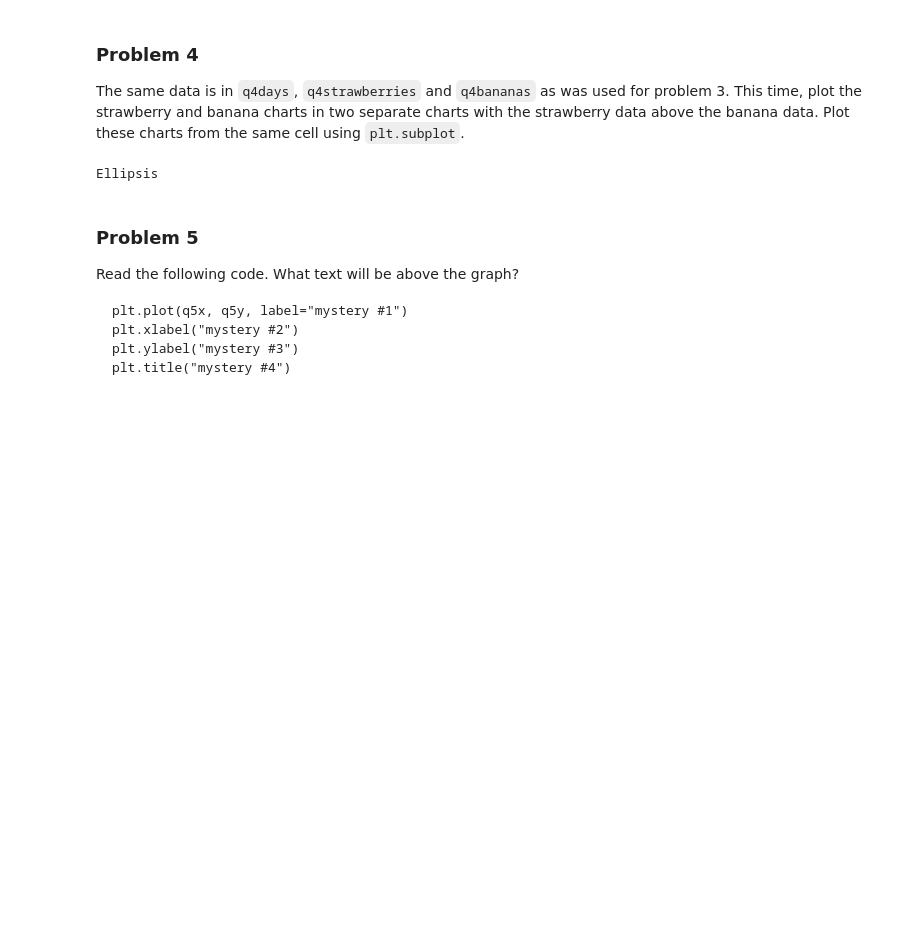
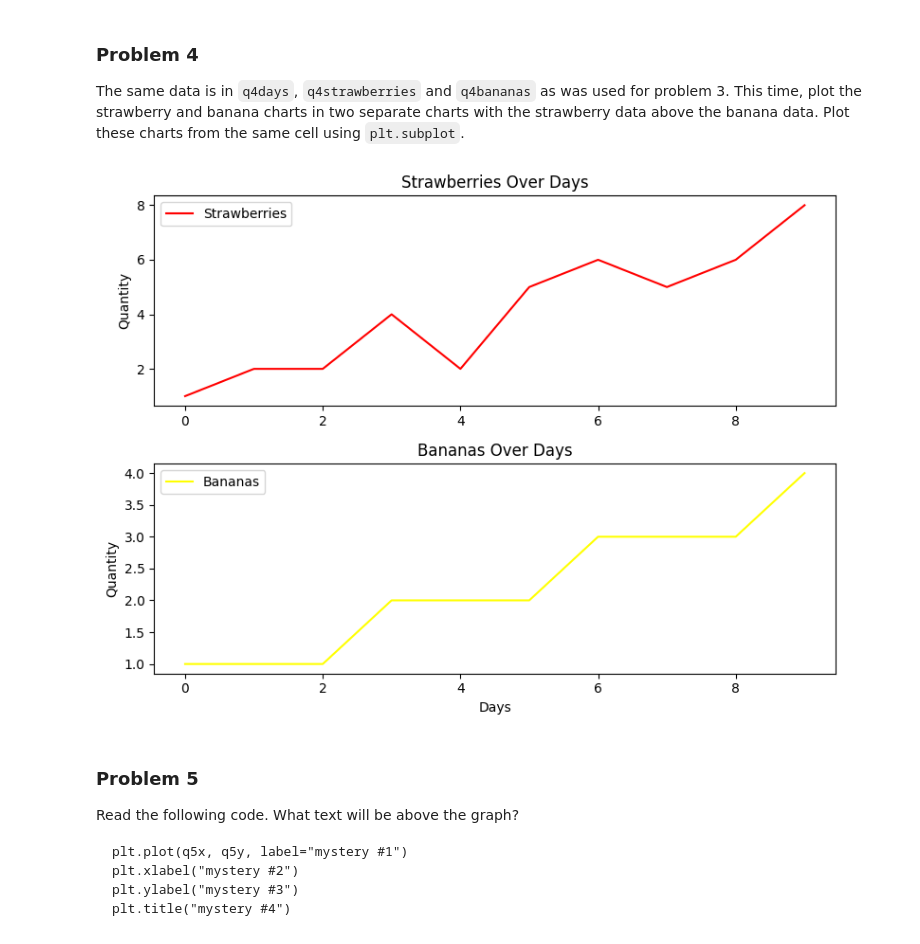
Before and after one commit to JCameronH/dx602-homework-05, a Jupyter notebook: homework.ipynb, the cells around one changed output. Saved outputs shown, nothing was run; the diff lists cells and outputs as text; code cells hidden in the pictures; blank space fills up the shorter version.

```diff
--- a/homework.ipynb
+++ b/homework.ipynb
@@ -141,12 +141,33 @@ Plot these charts from the same cell using `plt.subplot`.
 q4days = range(10)
 q4strawberries = [1, 2, 2, 4, 2, 5, 6, 5, 6, 8]
 q4bananas = [1, 1, 1, 2, 2, 2, 3, 3, 3, 4]
-# %%
-# YOUR CHANGES HERE
-
-...
-# %% [output]
-Ellipsis
+# %%
+# YOUR CHANGES HERE
+
+
+
+plt.figure(figsize=(8, 6))
+
+
+plt.subplot(2, 1, 1)
+plt.plot(q4days, q4strawberries, color='red', label='Strawberries')
+plt.title("Strawberries Over Days")
+plt.ylabel("Quantity")
+plt.legend()
+
+
+plt.subplot(2, 1, 2)
+plt.plot(q4days, q4bananas, color='yellow', label='Bananas')
+plt.title("Bananas Over Days")
+plt.xlabel("Days")
+plt.ylabel("Quantity")
+plt.legend()
+
+
+plt.tight_layout()
+plt.show()
+# %% [output]
+[figure, added]
 # %% [markdown]
 ### Problem 5
 
```
